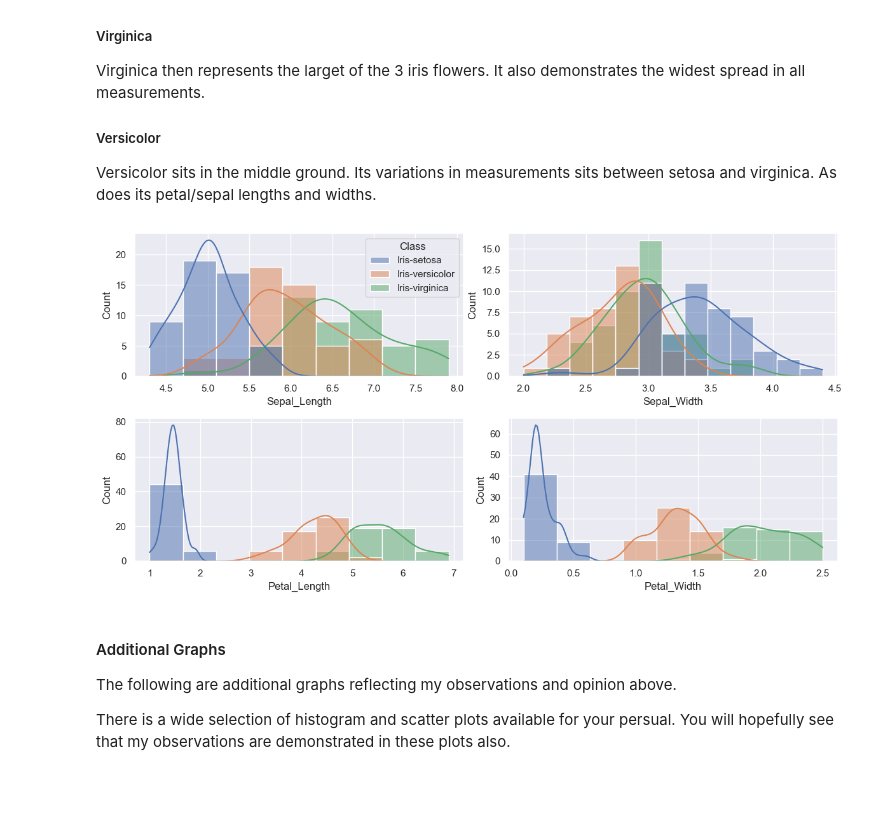
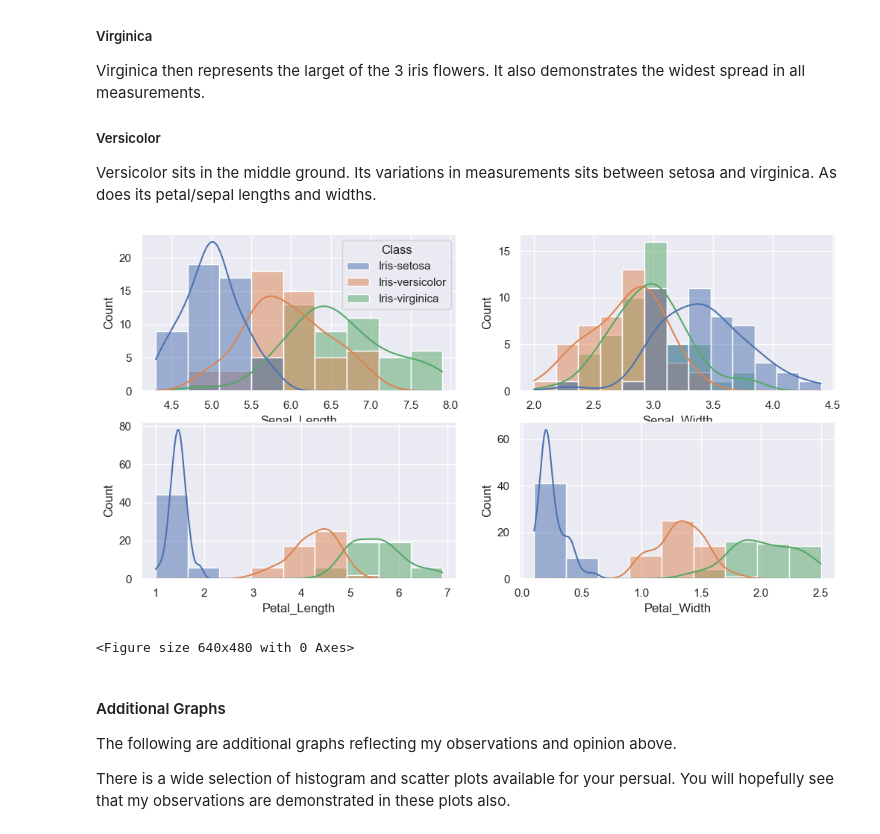
Before and after one commit to cpjm/Fundamentals_of_data_analysis, a Jupyter notebook: project.ipynb, the cells around one changed output. Cells and saved outputs as stored; diff of their text form; code cells hidden in the pictures; blank space fills up the shorter version.

```diff
--- a/project.ipynb
+++ b/project.ipynb
@@ -640,24 +642,26 @@ Versicolor sits in the middle ground. Its variations in measurements sits betwee
 # %%
 ###################################################################################################
 # seaborn plot
 # as found on https://stackoverflow.com/questions/6282058/writing-numerical-values-on-the-plot-with-matplotlib
 # and changed for my dataframe
 ###################################################################################################
 sns.set()
 df['Class'] = pd.Categorical(df['Class']) # categorise by Class
 fig, axs = plt.subplots(2, 2, figsize=(12, 6))
 
 # use first 4 dataframe columns only
 for col, ax in zip(df.columns[:4], axs.flat):
     sns.histplot(data=df, x=col, kde=True, hue='Class', common_norm=False, legend=ax==axs[0,0], ax=ax)
-plt.tight_layout()
+#plt.tight_layout()
+plt.figure(layout='constrained')
 save_filename="images/iris/seaborn_histogram_kde_curve_all_iris_class_per_feature.png"
 if os.path.isfile(save_filename): os.remove(save_filename)
 plt.savefig(save_filename, format="png")
 plt.show()
 plt.close()
 # %% [output]
-[figure, old version]
+[figure, new version]
+<Figure size 640x480 with 0 Axes>
 # %% [markdown]
 #### Additional Graphs
 
```
Also changed, not shown: parts of 3 cells of this notebook, 10 other files.
